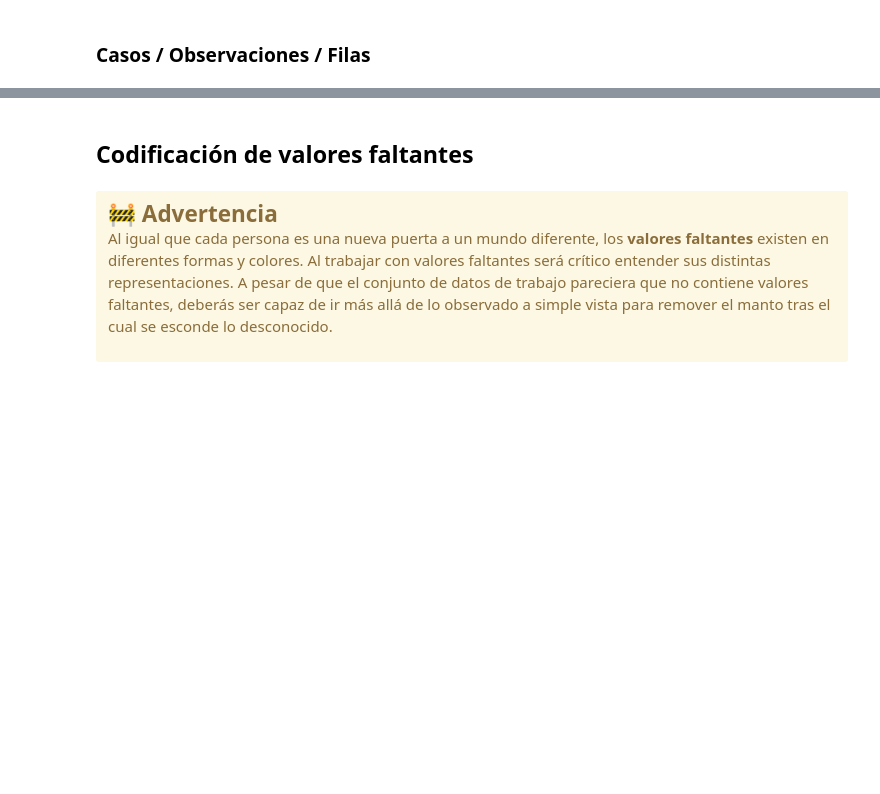
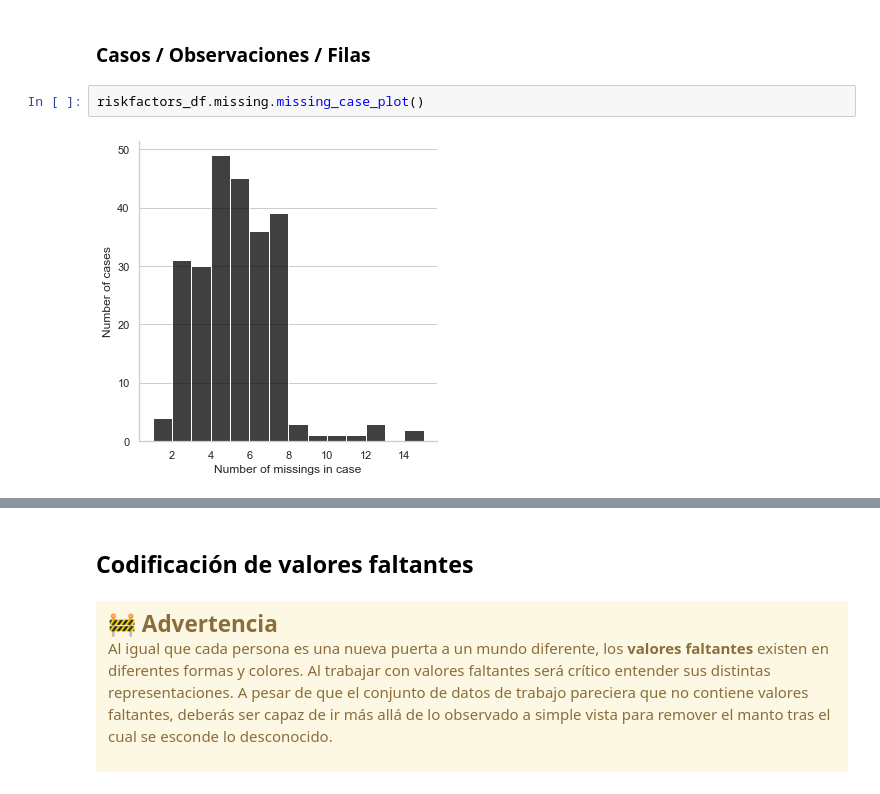
Before and after one commit to Bryan1195/Course_Missing_Values, a Jupyter notebook: notebooks/live-exploration-missing-values.ipynb, the cells around one changed output, grey strips where cells are left out. Drawn from its saved outputs; the diff is of its cells as text; blank space fills up the shorter version.

```diff
--- a/notebooks/live-exploration-missing-values.ipynb
+++ b/notebooks/live-exploration-missing-values.ipynb
@@ -437,2 +441,6 @@ riskfactors_df.missing.missing_case_table()
 # %% [markdown]
 ### Casos / Observaciones / Filas
+# %%
+riskfactors_df.missing.missing_case_plot()
+# %% [output]
+[figure, added]
```
Also changed, not shown: parts of 4 cells of this notebook.
